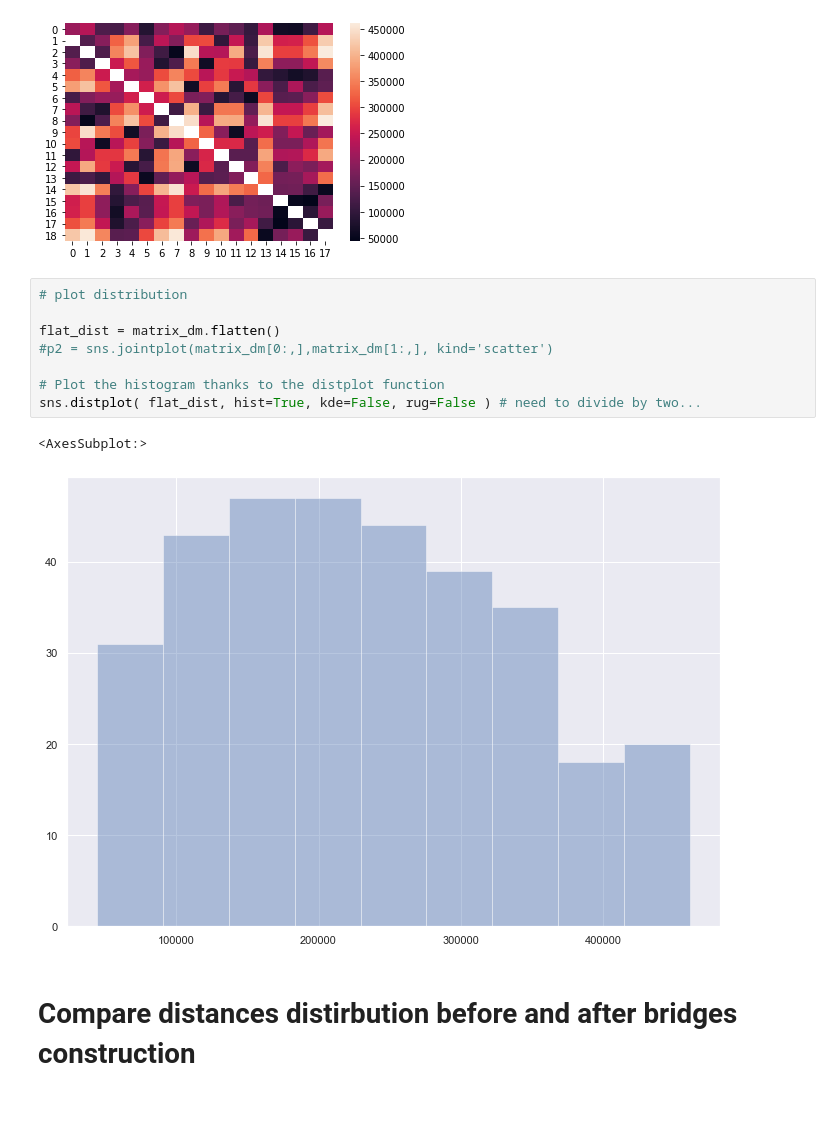
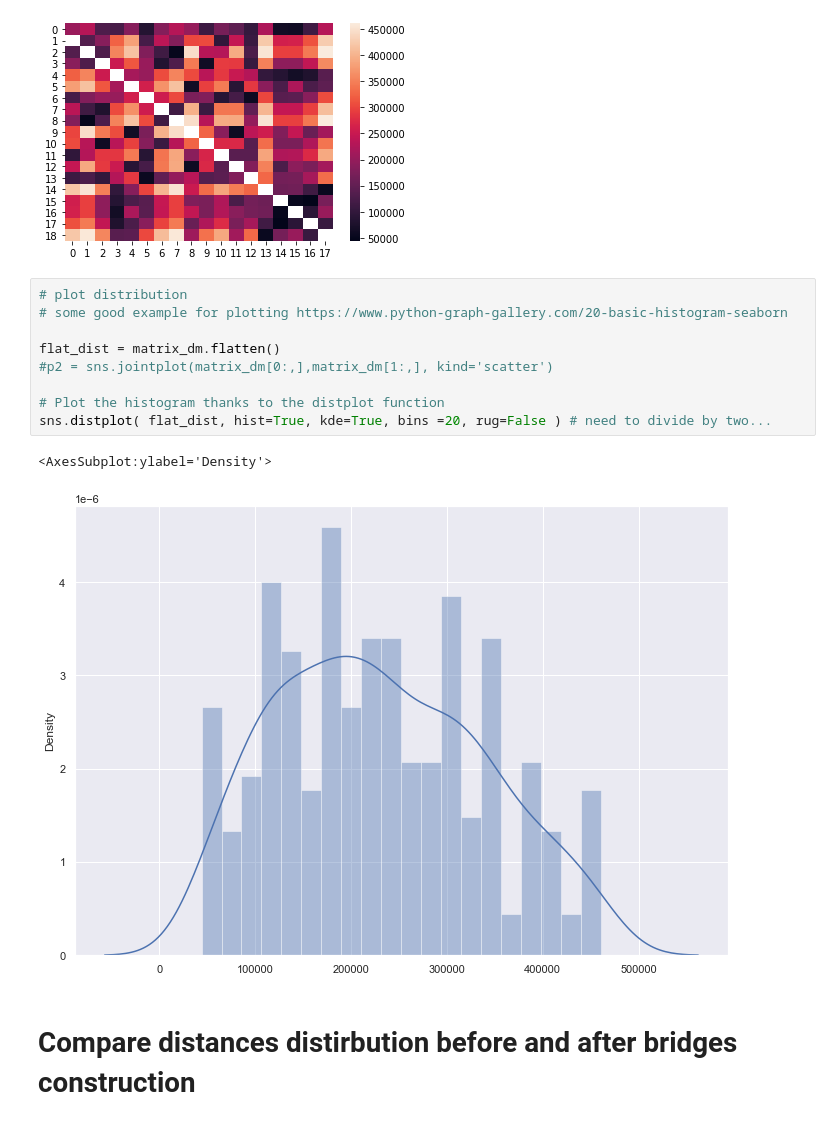
Before and after one commit to yasamanasgarii/wwcs-2022-memory-of-social-connections, a Jupyter notebook: spatial_data/spatial_data_preliminary_analysis.ipynb, the cells around one changed output. Cells and saved outputs as stored; diff of their text form.

```diff
--- a/spatial_data/spatial_data_preliminary_analysis.ipynb
+++ b/spatial_data/spatial_data_preliminary_analysis.ipynb
@@ -52,15 +52,16 @@ p1 = sns.heatmap(matrix_dm)
 [figure]
 # %%
 # plot distribution
+# some good example for plotting https://www.python-graph-gallery.com/20-basic-histogram-seaborn
 
 flat_dist = matrix_dm.flatten()
 #p2 = sns.jointplot(matrix_dm[0:,],matrix_dm[1:,], kind='scatter')
 
 # Plot the histogram thanks to the distplot function
-sns.distplot( flat_dist, hist=True, kde=False, rug=False ) # need to divide by two...
+sns.distplot( flat_dist, hist=True, kde=True, bins =20, rug=False ) # need to divide by two...
 # %% [output]
-<AxesSubplot:>
+<AxesSubplot:ylabel='Density'>
-[figure, old version]
+[figure, new version]
 # %% [markdown]
 # Compare distances distirbution before and after bridges construction
 # %%
```
Also changed, not shown: parts of 3 cells of this notebook.
